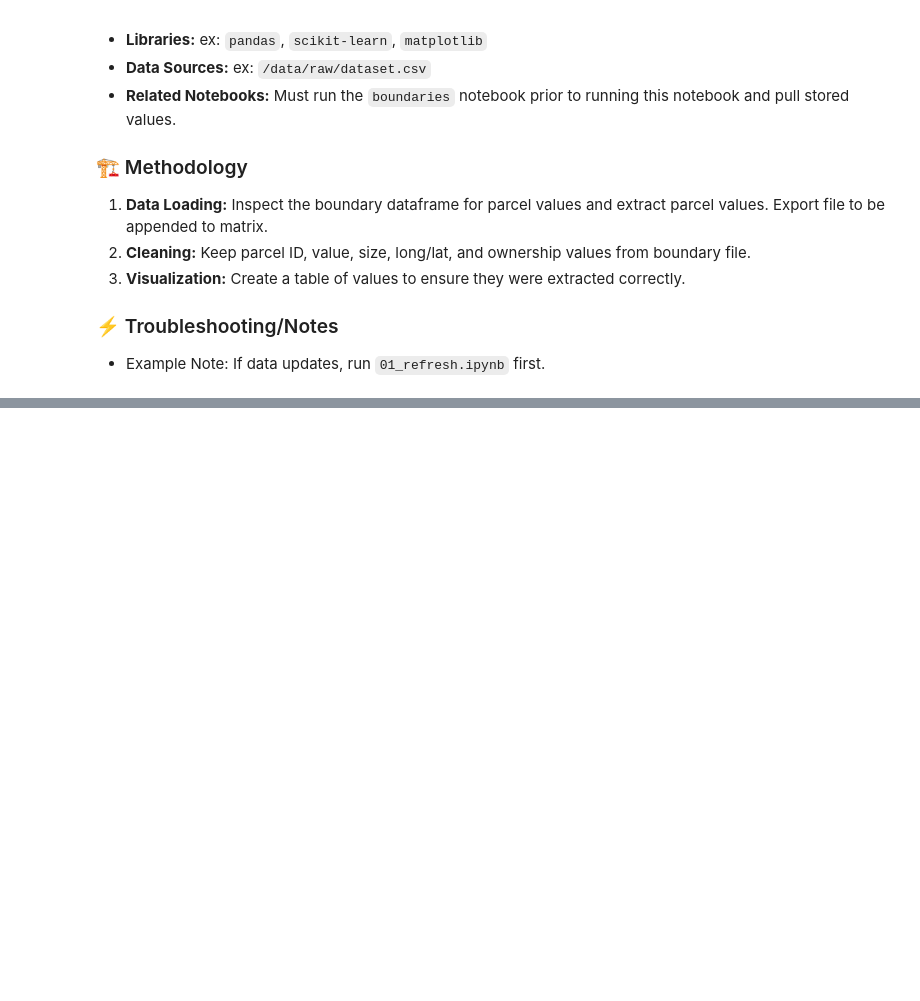
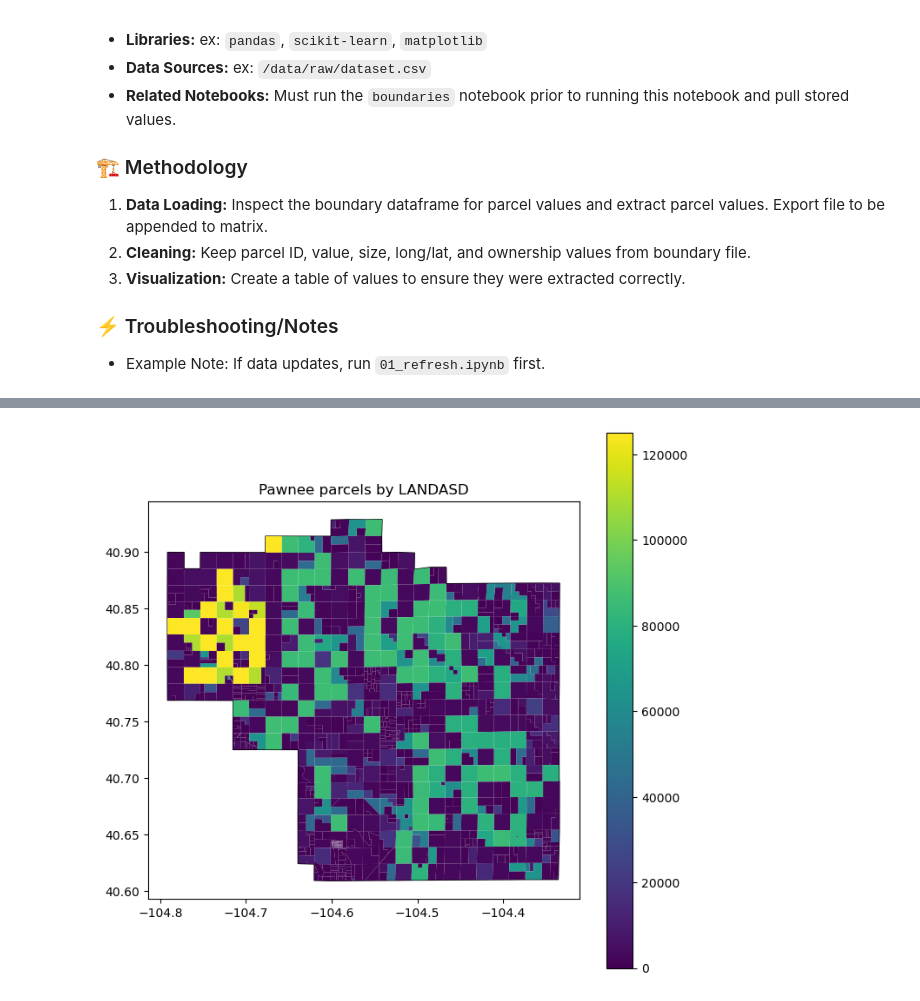
Before and after one commit to maxwarnock/Pawnee-Grasslands-Project, a Jupyter notebook: code/land_value.ipynb, the cells around one changed output, grey strips where cells are left out. Saved outputs shown, nothing was run; the diff lists cells and outputs as text; code cells hidden in the pictures; blank space fills up the shorter version.

```diff
--- a/code/land_value.ipynb
+++ b/code/land_value.ipynb
@@ -36,0 +282,8 @@ print(f'Repo root: {repo_root}')
+# %%
+# LANDASD map
+ax = pawnee_union.plot(figsize=(8, 8), edgecolor="black", facecolor="none")
+parcels.plot(ax=ax, column="LANDASD", legend=True, linewidth=0.2)
+plt.title("Pawnee parcels by LANDASD")
+plt.show()
+# %% [output]
+[figure, added]
```
Also changed, not shown: parts of 21 cells of this notebook.
